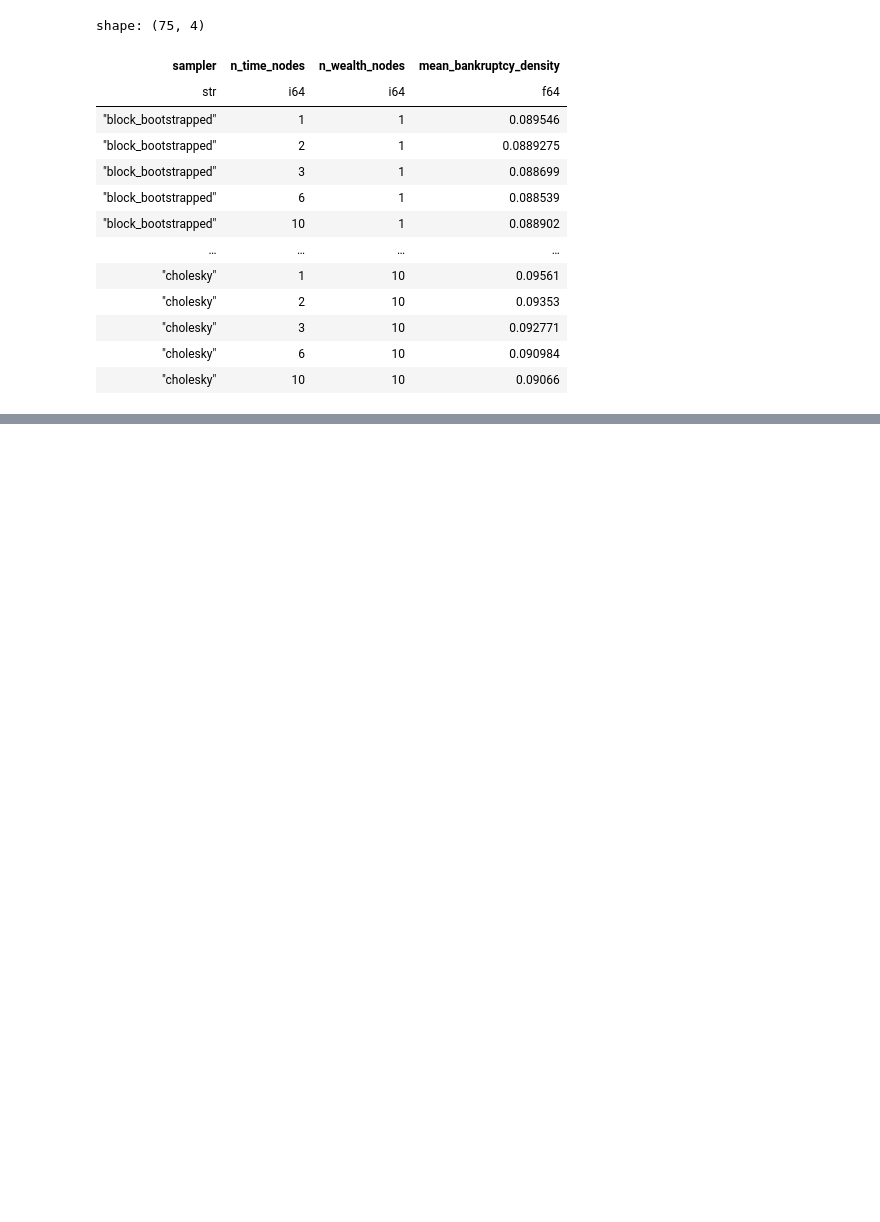
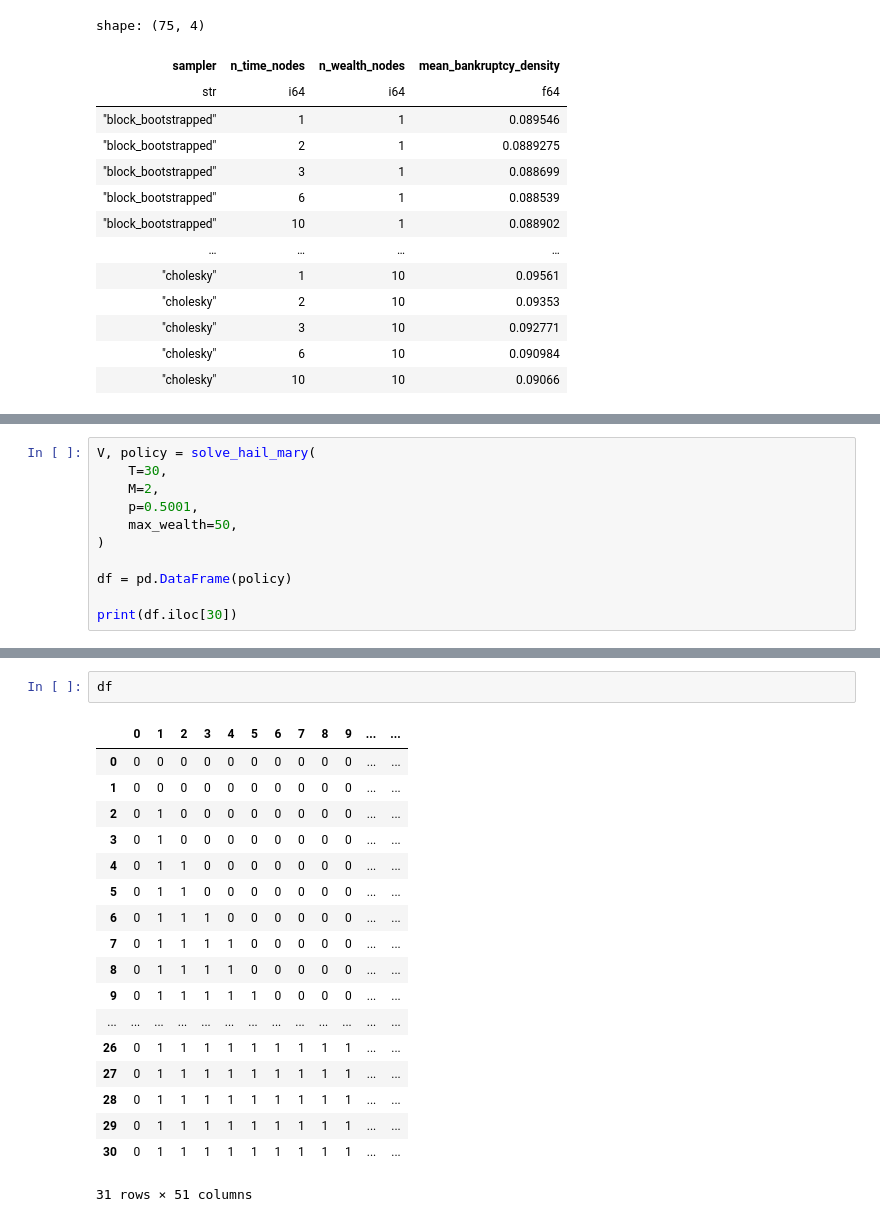
Before and after one commit to Creykish/MADS-Project, a Jupyter notebook: Code/Analysis/2__control_matrix_analysis.ipynb, the cells around one changed output, grey strips where cells are left out. Cells and saved outputs as stored; diff of their text form; blank space fills up the shorter version.

```diff
--- a/Code/Analysis/2__control_matrix_analysis.ipynb
+++ b/Code/Analysis/2__control_matrix_analysis.ipynb
@@ -1051,0 +1122,11 @@ shape: (75, 4)
+# %%
+V, policy = solve_hail_mary(
+    T=30,
+    M=2,
+    p=0.5001,
+    max_wealth=50,
+)
+
+df = pd.DataFrame(policy)
+
+print(df.iloc[30])
@@ -1051,0 +1151,21 @@ shape: (75, 4)
+# %%
+df
+# %% [output]
+|  | 0 | 1 | 2 | 3 | 4 | 5 | 6 | 7 | 8 | 9 | ... | ... |
+| 0 | 0 | 0 | 0 | 0 | 0 | 0 | 0 | 0 | 0 | 0 | ... | ... |
+| 1 | 0 | 0 | 0 | 0 | 0 | 0 | 0 | 0 | 0 | 0 | ... | ... |
+| 2 | 0 | 1 | 0 | 0 | 0 | 0 | 0 | 0 | 0 | 0 | ... | ... |
+| 3 | 0 | 1 | 0 | 0 | 0 | 0 | 0 | 0 | 0 | 0 | ... | ... |
+| 4 | 0 | 1 | 1 | 0 | 0 | 0 | 0 | 0 | 0 | 0 | ... | ... |
+| 5 | 0 | 1 | 1 | 0 | 0 | 0 | 0 | 0 | 0 | 0 | ... | ... |
+| 6 | 0 | 1 | 1 | 1 | 0 | 0 | 0 | 0 | 0 | 0 | ... | ... |
+| 7 | 0 | 1 | 1 | 1 | 1 | 0 | 0 | 0 | 0 | 0 | ... | ... |
+| 8 | 0 | 1 | 1 | 1 | 1 | 0 | 0 | 0 | 0 | 0 | ... | ... |
+| 9 | 0 | 1 | 1 | 1 | 1 | 1 | 0 | 0 | 0 | 0 | ... | ... |
+| ... | ... | ... | ... | ... | ... | ... | ... | ... | ... | ... | ... | ... |
+| 26 | 0 | 1 | 1 | 1 | 1 | 1 | 1 | 1 | 1 | 1 | ... | ... |
+| 27 | 0 | 1 | 1 | 1 | 1 | 1 | 1 | 1 | 1 | 1 | ... | ... |
+| 28 | 0 | 1 | 1 | 1 | 1 | 1 | 1 | 1 | 1 | 1 | ... | ... |
+| 29 | 0 | 1 | 1 | 1 | 1 | 1 | 1 | 1 | 1 | 1 | ... | ... |
+| 30 | 0 | 1 | 1 | 1 | 1 | 1 | 1 | 1 | 1 | 1 | ... | ... |
+31 rows × 51 columns
```
Also changed, not shown: parts of 2 cells of this notebook, 2 other files.
